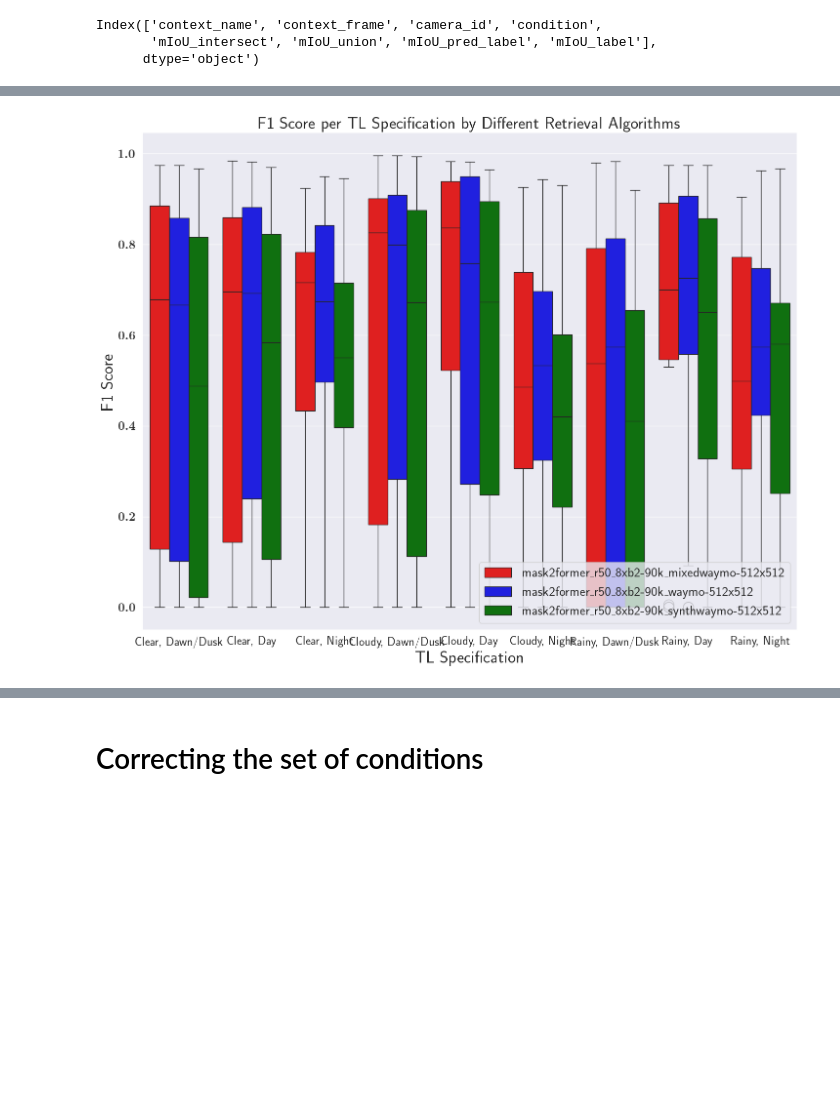
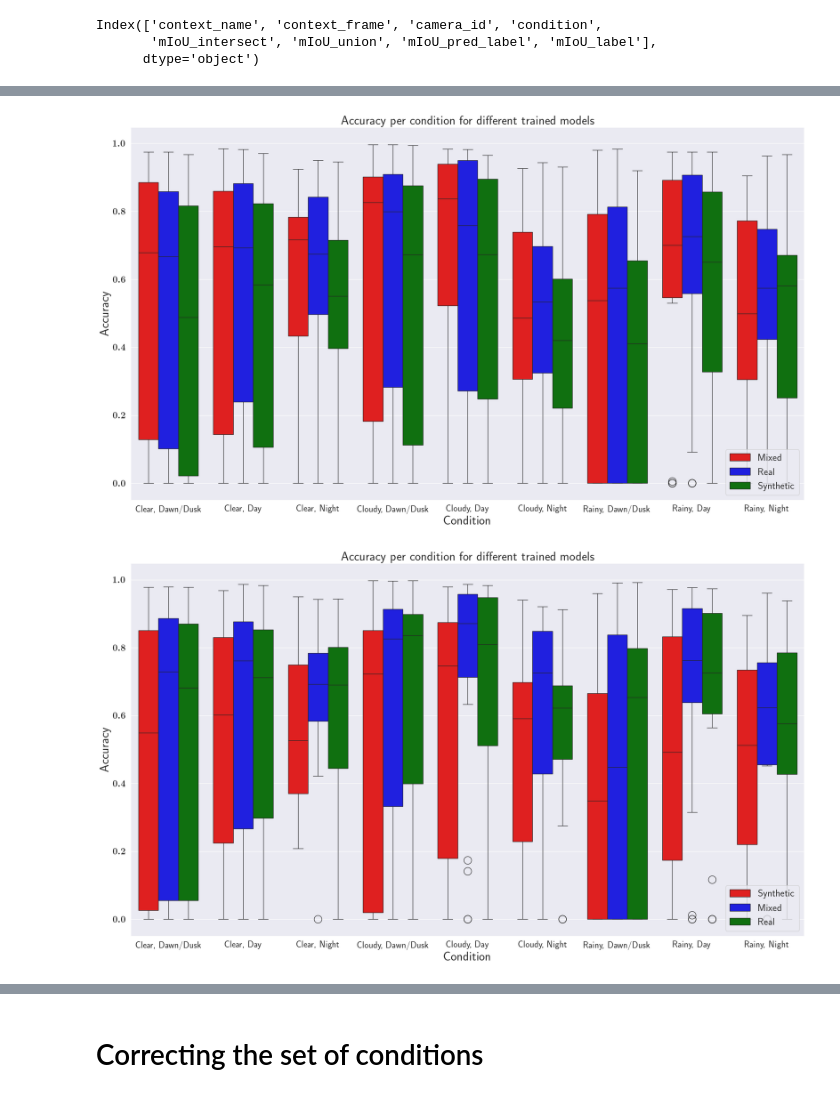
Before and after one commit to UTAustin-SwarmLab/SynDiff-AD, a Jupyter notebook: lang_cond_task_adv_augmentation/avcv/experiments/results.ipynb, the cells around one changed output, grey strips where cells are left out. Cells and saved outputs as stored; diff of their text form; code cells hidden in the pictures; blank space fills up the shorter version.

Commit message:
plotting for experiments

```diff
--- a/lang_cond_task_adv_augmentation/avcv/experiments/results.ipynb
+++ b/lang_cond_task_adv_augmentation/avcv/experiments/results.ipynb
@@ -60,12 +111,16 @@ for file in files:
         df = pandas.read_csv(FOLDER + file)
         # Convert each relevant column to a Torch tensor
         MODEL_DATA[model] = df
-        print(len(df))
-        print(df.groupby('condition').size())
+        # print(len(df))
+        # print(df.groupby('condition').size())
+        # barplot
+        print(model)
+        df.groupby('condition').size().plot(kind='bar')
 
 def string_to_tensor(tensor_string):
     # Convert string representation of a tensor to an actual tensor
     # Use ast.literal_eval to safely evaluate the string
+    #print(tensor_string.strip("[]").split())
     array_list = [float(item) for item in tensor_string.strip("[]").split()]
 
     # Convert the list to a NumPy array
@@ -285,33 +497,36 @@ Index(['condition', 'accuracy', 'IoU', 'Dice', 'F1', 'model'], dtype='object')
 # Combine the dataframes into a single dataframe in data_plot
 
 
+for k,v in model_idxs.items():
+    print('Plots for model: ', k)
+    all_data_acc = pd.DataFrame(columns=['model', 'condition', 'accuracy'])
+    all_data_acc['model'] = all_data['model']
+    all_data_acc['condition'] = all_data['condition']
+    all_data_acc['accuracy'] = all_data['accuracy']
+    all_data_acc['dataset'] = all_data['dataset']
+    all_data_acc = all_data_acc.iloc[v]
+    all_data_acc = all_data_acc.explode('accuracy')
 
-all_data_acc = pd.DataFrame(columns=['model', 'condition', 'accuracy'])
-all_data_acc['model'] = all_data['model']
-all_data_acc['condition'] = all_data['condition']
-all_data_acc['accuracy'] = all_data['accuracy']
-all_data_acc = all_data_acc.explode('accuracy')
-
-print(all_data_acc)
-set_plot_properties(
-    font_size= 25,
-    legend_font_size = 20,
-    xtick_label_size = 20,
-    ytick_label_size = 20,
-    markersize = 15,
-    usetex = True,
-)
-# Creating a box plot for accuracy of each ltl_group, differentiated by model
-fig, ax = plt.subplots(figsize=(15, 12))
-plot_paired_boxplot(all_data_acc,
-                    x_var='condition',
-                    y_var='accuracy',
-                    hue='model',
-                    pal=pallete,
-                    title_str = 'F1 Score per LTL Group by Different Retrieval Models',
-                    ax=ax)
-plt.legend(fontsize=20, loc='lower right')
-plt.title('F1 Score per TL Specification by Different Retrieval Algorithms', fontsize=25)
-plt.ylabel('F1 Score', fontsize=25)
-plt.xlabel('TL Specification', fontsize=25)
+    print(all_data_acc)
+    set_plot_properties(
+        font_size= 25,
+        legend_font_size = 20,
+        xtick_label_size = 20,
+        ytick_label_size = 20,
+        markersize = 15,
+        usetex = True,
+    )
+    # Creating a box plot for accuracy of each ltl_group, differentiated by model
+    fig, ax = plt.subplots(figsize=(20, 12))
+    plot_paired_boxplot(all_data_acc,
+                        x_var='condition',
+                        y_var='accuracy',
+                        hue='dataset',
+                        pal=pallete,
+                        title_str = 'Accuracy per conditions',
+                        ax=ax)
+    plt.legend(fontsize=20, loc='lower right')
+    plt.title('Accuracy per condition for different trained models', fontsize=25)
+    plt.ylabel('Accuracy', fontsize=25)
+    plt.xlabel('Condition', fontsize=25)
 # %% [output]
@@ -333 +584,2 @@ Text(0.5, 0, 'TL Specification')
-[figure, old version]
+[figure, new version]
+[figure, added]
```
Also changed, not shown: parts of 16 cells of this notebook.
